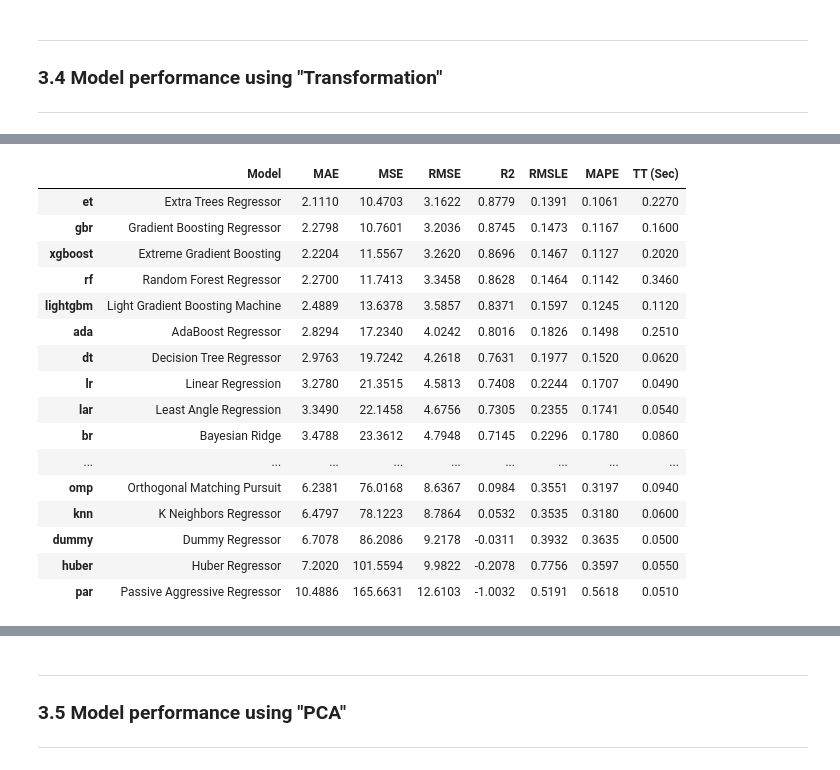
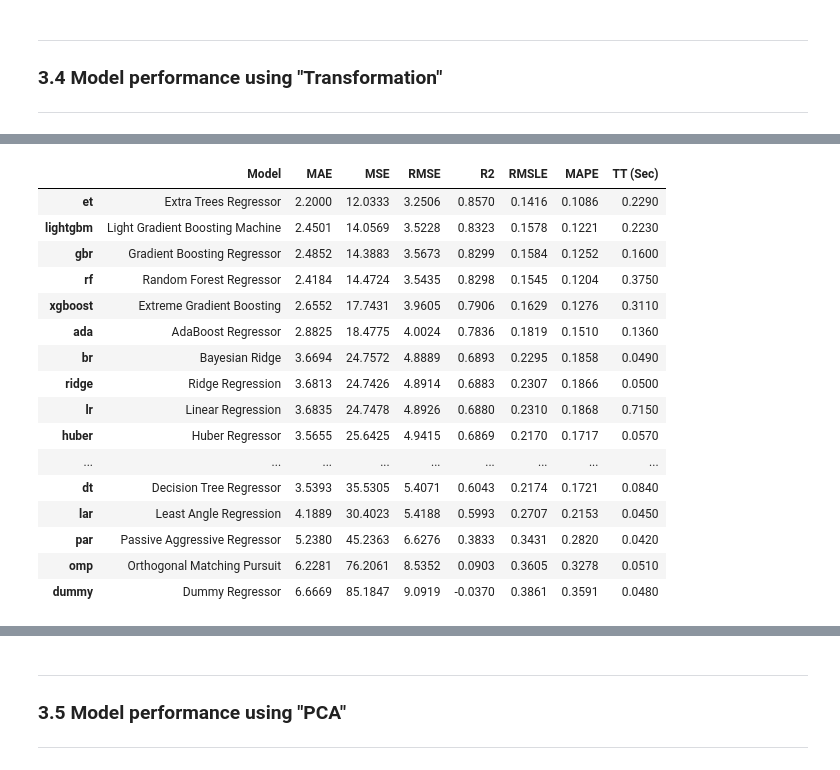
Before and after one commit to vKrish14/Machine-Learning-using-PyCaret, a Jupyter notebook: 01_Regression.ipynb, the cells around one changed output, grey strips where cells are left out. Cells and saved outputs as stored; diff of their text form; code cells hidden in the pictures.

```diff
--- a/01_Regression.ipynb
+++ b/01_Regression.ipynb
@@ -524,35 +520,35 @@ cm = compare_models()
 # %%
 from pycaret.datasets import get_data
 from pycaret.regression import *
 myDataSet = get_data("boston", verbose = False)
 
 setup(data = myDataSet, target = 'medv',
       transformation = True,
-      transformation_method = 'yeo-johnson',
+      transformation_method = 'quantile',
       verbose = False)
 
 cm = compare_models()
 
 # transformation_method = {yeo-johnson, quantile}
 # %% [output]
 [interactive output not drawn]
 |  | Model | MAE | MSE | RMSE | R2 | RMSLE | MAPE | TT (Sec) |
-| et | Extra Trees Regressor | 2.1110 | 10.4703 | 3.1622 | 0.8779 | 0.1391 | 0.1061 | 0.2270 |
-| gbr | Gradient Boosting Regressor | 2.2798 | 10.7601 | 3.2036 | 0.8745 | 0.1473 | 0.1167 | 0.1600 |
-| xgboost | Extreme Gradient Boosting | 2.2204 | 11.5567 | 3.2620 | 0.8696 | 0.1467 | 0.1127 | 0.2020 |
-| rf | Random Forest Regressor | 2.2700 | 11.7413 | 3.3458 | 0.8628 | 0.1464 | 0.1142 | 0.3460 |
-| lightgbm | Light Gradient Boosting Machine | 2.4889 | 13.6378 | 3.5857 | 0.8371 | 0.1597 | 0.1245 | 0.1120 |
-| ada | AdaBoost Regressor | 2.8294 | 17.2340 | 4.0242 | 0.8016 | 0.1826 | 0.1498 | 0.2510 |
-| dt | Decision Tree Regressor | 2.9763 | 19.7242 | 4.2618 | 0.7631 | 0.1977 | 0.1520 | 0.0620 |
-| lr | Linear Regression | 3.2780 | 21.3515 | 4.5813 | 0.7408 | 0.2244 | 0.1707 | 0.0490 |
-| lar | Least Angle Regression | 3.3490 | 22.1458 | 4.6756 | 0.7305 | 0.2355 | 0.1741 | 0.0540 |
-| br | Bayesian Ridge | 3.4788 | 23.3612 | 4.7948 | 0.7145 | 0.2296 | 0.1780 | 0.0860 |
+| et | Extra Trees Regressor | 2.2000 | 12.0333 | 3.2506 | 0.8570 | 0.1416 | 0.1086 | 0.2290 |
+| lightgbm | Light Gradient Boosting Machine | 2.4501 | 14.0569 | 3.5228 | 0.8323 | 0.1578 | 0.1221 | 0.2230 |
+| gbr | Gradient Boosting Regressor | 2.4852 | 14.3883 | 3.5673 | 0.8299 | 0.1584 | 0.1252 | 0.1600 |
+| rf | Random Forest Regressor | 2.4184 | 14.4724 | 3.5435 | 0.8298 | 0.1545 | 0.1204 | 0.3750 |
+| xgboost | Extreme Gradient Boosting | 2.6552 | 17.7431 | 3.9605 | 0.7906 | 0.1629 | 0.1276 | 0.3110 |
+| ada | AdaBoost Regressor | 2.8825 | 18.4775 | 4.0024 | 0.7836 | 0.1819 | 0.1510 | 0.1360 |
+| br | Bayesian Ridge | 3.6694 | 24.7572 | 4.8889 | 0.6893 | 0.2295 | 0.1858 | 0.0490 |
+| ridge | Ridge Regression | 3.6813 | 24.7426 | 4.8914 | 0.6883 | 0.2307 | 0.1866 | 0.0500 |
+| lr | Linear Regression | 3.6835 | 24.7478 | 4.8926 | 0.6880 | 0.2310 | 0.1868 | 0.7150 |
+| huber | Huber Regressor | 3.5655 | 25.6425 | 4.9415 | 0.6869 | 0.2170 | 0.1717 | 0.0570 |
 | ... | ... | ... | ... | ... | ... | ... | ... | ... |
-| omp | Orthogonal Matching Pursuit | 6.2381 | 76.0168 | 8.6367 | 0.0984 | 0.3551 | 0.3197 | 0.0940 |
-| knn | K Neighbors Regressor | 6.4797 | 78.1223 | 8.7864 | 0.0532 | 0.3535 | 0.3180 | 0.0600 |
-| dummy | Dummy Regressor | 6.7078 | 86.2086 | 9.2178 | -0.0311 | 0.3932 | 0.3635 | 0.0500 |
-| huber | Huber Regressor | 7.2020 | 101.5594 | 9.9822 | -0.2078 | 0.7756 | 0.3597 | 0.0550 |
-| par | Passive Aggressive Regressor | 10.4886 | 165.6631 | 12.6103 | -1.0032 | 0.5191 | 0.5618 | 0.0510 |
+| dt | Decision Tree Regressor | 3.5393 | 35.5305 | 5.4071 | 0.6043 | 0.2174 | 0.1721 | 0.0840 |
+| lar | Least Angle Regression | 4.1889 | 30.4023 | 5.4188 | 0.5993 | 0.2707 | 0.2153 | 0.0450 |
+| par | Passive Aggressive Regressor | 5.2380 | 45.2363 | 6.6276 | 0.3833 | 0.3431 | 0.2820 | 0.0420 |
+| omp | Orthogonal Matching Pursuit | 6.2281 | 76.2061 | 8.5352 | 0.0903 | 0.3605 | 0.3278 | 0.0510 |
+| dummy | Dummy Regressor | 6.6669 | 85.1847 | 9.0919 | -0.0370 | 0.3861 | 0.3591 | 0.0480 |
 [interactive output not drawn]
 # %% [markdown]
 ---
```
Also changed, not shown: parts of 8 cells of this notebook.
